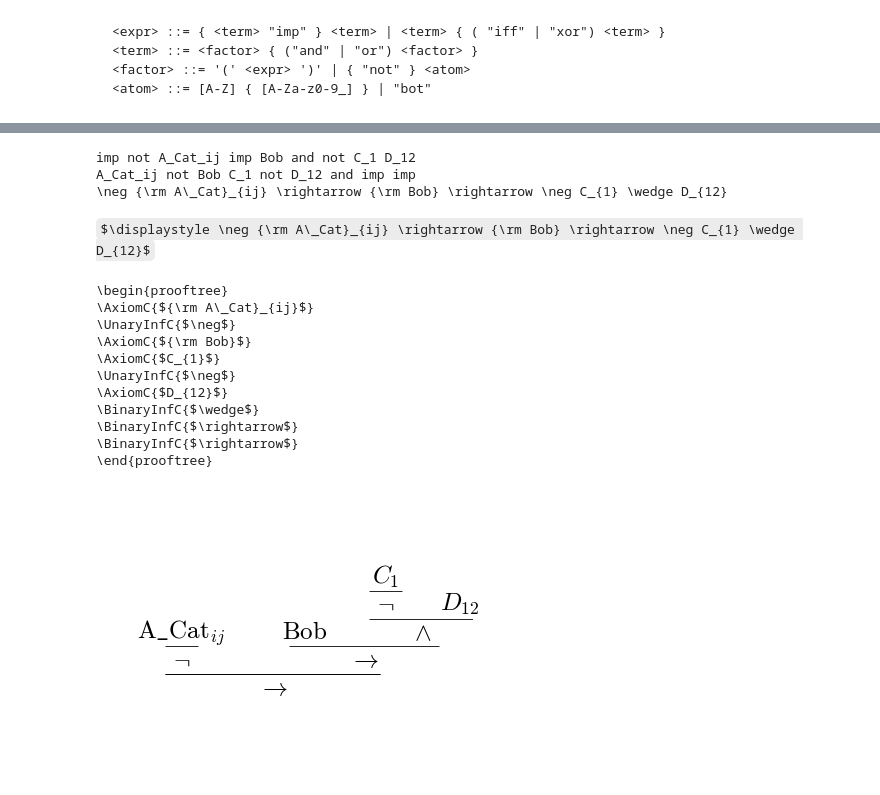
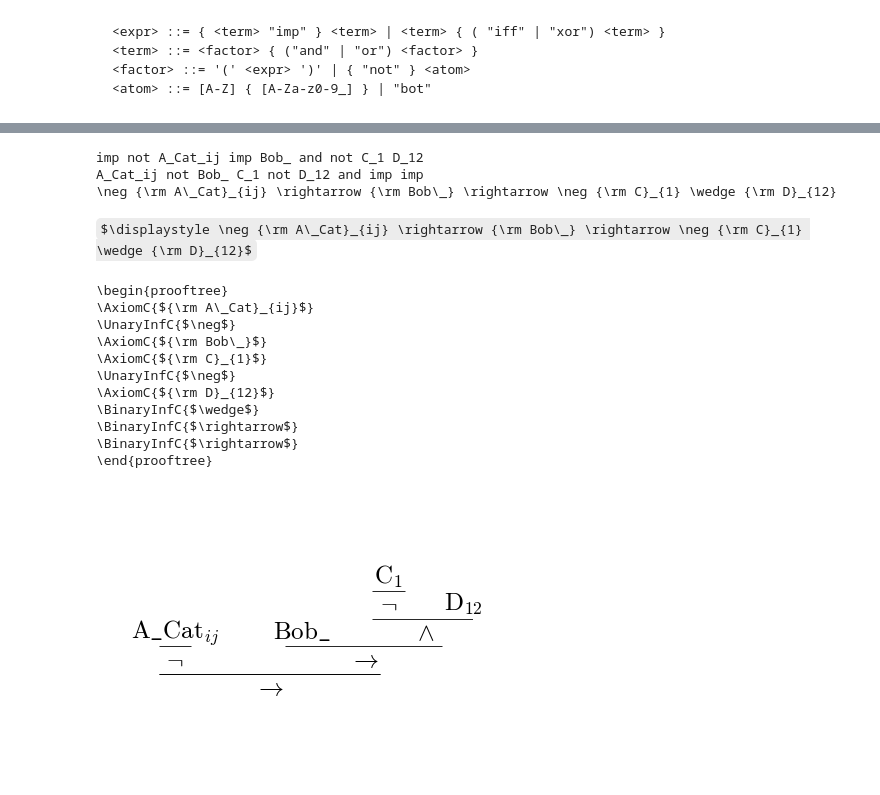
Before and after one commit to jhjeong314/Proofmood, a Jupyter notebook: logic_parser.ipynb, the cells around one changed output, grey strips where cells are left out. Cells and saved outputs as stored; diff of their text form; code cells hidden in the pictures; some formulas as TeX source.

```diff
--- a/logic_parser.ipynb
+++ b/logic_parser.ipynb
@@ -138,24 +136,24 @@ $\displaystyle \neg A \rightarrow B \rightarrow \neg C \wedge D$
 # %%
-input_formula = "not A_Cat_ij imp Bob imp not C_1 and D_12"
+input_formula = "not A_Cat_ij imp Bob_ imp not C_1 and D_12"
 testParser(input_formula)
 testParser(input_formula, 'RPN')
 testParser(input_formula, 'infix_latex')
 testParser(input_formula, 'tree')
 testParser(input_formula, 'bussproof')
 # %% [output]
-imp not A_Cat_ij imp Bob and not C_1 D_12
-A_Cat_ij not Bob C_1 not D_12 and imp imp
-\neg {\rm A\_Cat}_{ij} \rightarrow {\rm Bob} \rightarrow \neg C_{1} \wedge D_{12}
+imp not A_Cat_ij imp Bob_ and not C_1 D_12
+A_Cat_ij not Bob_ C_1 not D_12 and imp imp
+\neg {\rm A\_Cat}_{ij} \rightarrow {\rm Bob\_} \rightarrow \neg {\rm C}_{1} \wedge {\rm D}_{12}
-$\displaystyle \neg {\rm A\_Cat}_{ij} \rightarrow {\rm Bob} \rightarrow \neg C_{1} \wedge D_{12}$
+$\displaystyle \neg {\rm A\_Cat}_{ij} \rightarrow {\rm Bob\_} \rightarrow \neg {\rm C}_{1} \wedge {\rm D}_{12}$
 \begin{prooftree}
 \AxiomC{${\rm A\_Cat}_{ij}$}
 \UnaryInfC{$\neg$}
-\AxiomC{${\rm Bob}$}
-\AxiomC{$C_{1}$}
+\AxiomC{${\rm Bob\_}$}
+\AxiomC{${\rm C}_{1}$}
 \UnaryInfC{$\neg$}
-\AxiomC{$D_{12}$}
+\AxiomC{${\rm D}_{12}$}
 \BinaryInfC{$\wedge$}
 \BinaryInfC{$\rightarrow$}
 \BinaryInfC{$\rightarrow$}
 \end{prooftree}
-[figure, old version]
+[figure, new version]
```
Also changed, not shown: parts of 7 cells of this notebook, 6 other files.
